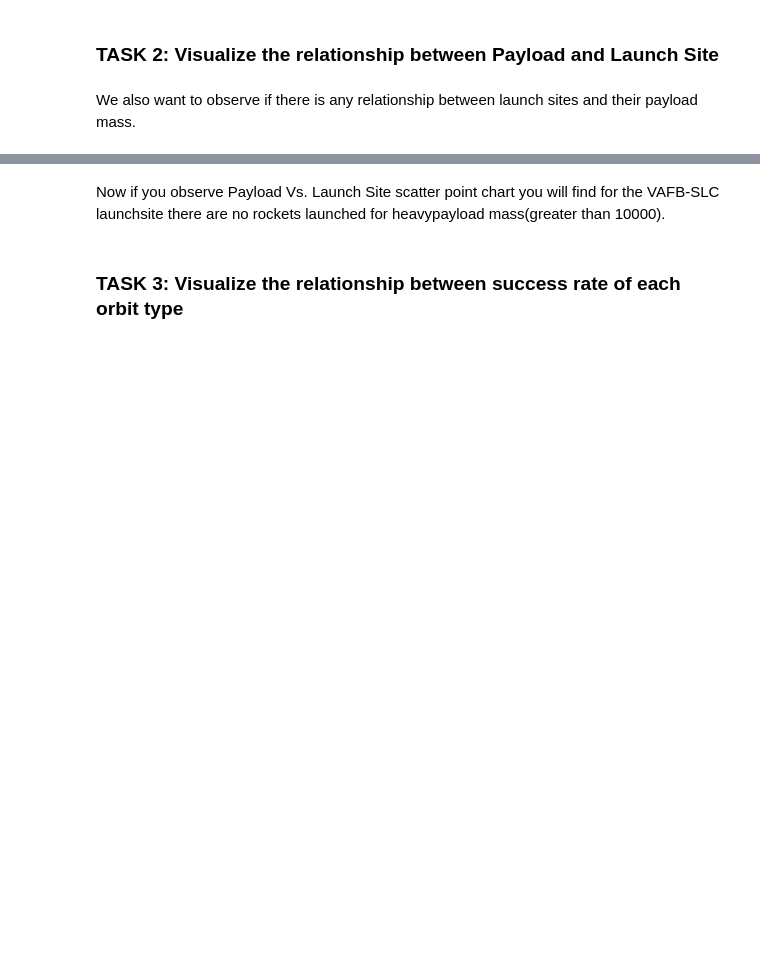
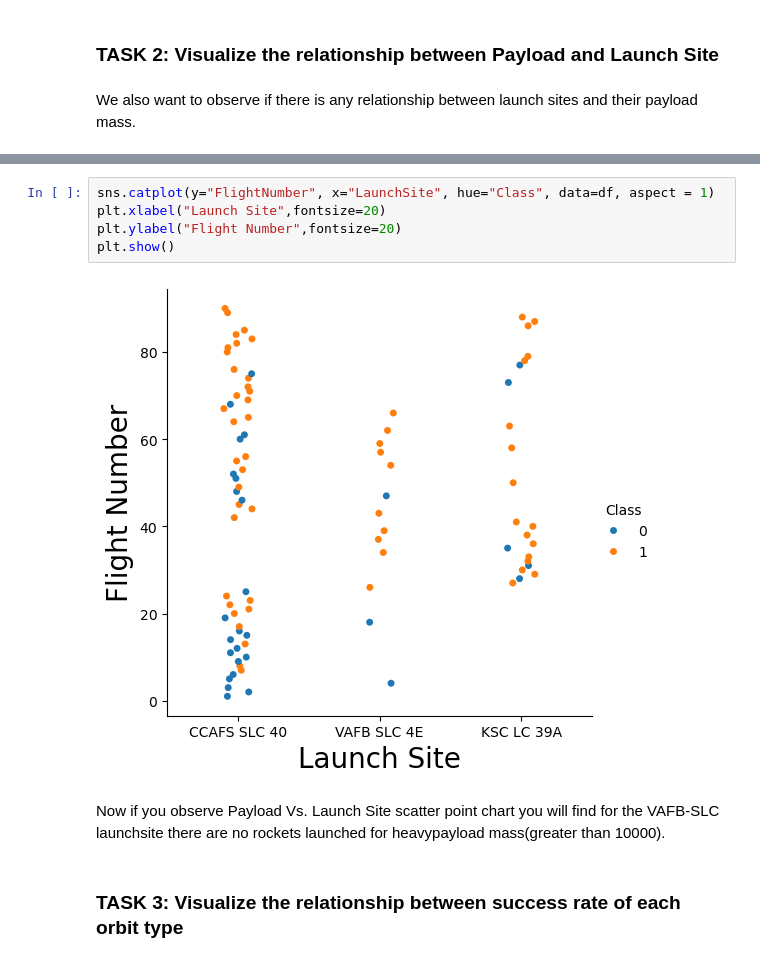
Before and after one commit to LuBaumgarten/SpaceX_ML_Course, a Jupyter notebook: week_2/jupyter-labs-eda-dataviz.ipynb, the cells around one changed output, grey strips where cells are left out. Cells and saved outputs as stored; diff of their text form; blank space fills up the shorter version.

```diff
--- a/week_2/jupyter-labs-eda-dataviz.ipynb
+++ b/week_2/jupyter-labs-eda-dataviz.ipynb
@@ -106,3 +113,10 @@ plt.show()
+# %%
+sns.catplot(y="FlightNumber", x="LaunchSite", hue="Class", data=df, aspect = 1)
+plt.xlabel("Launch Site",fontsize=20)
+plt.ylabel("Flight Number",fontsize=20)
+plt.show()
+# %% [output]
+[figure, added]
 # %% [markdown]
 Now if you observe Payload Vs. Launch Site scatter point chart you will find for the VAFB-SLC  launchsite there are no  rockets  launched for  heavypayload mass(greater than 10000).
 # %% [markdown]
```
Also changed, not shown: parts of 6 cells of this notebook, 8 other files.
